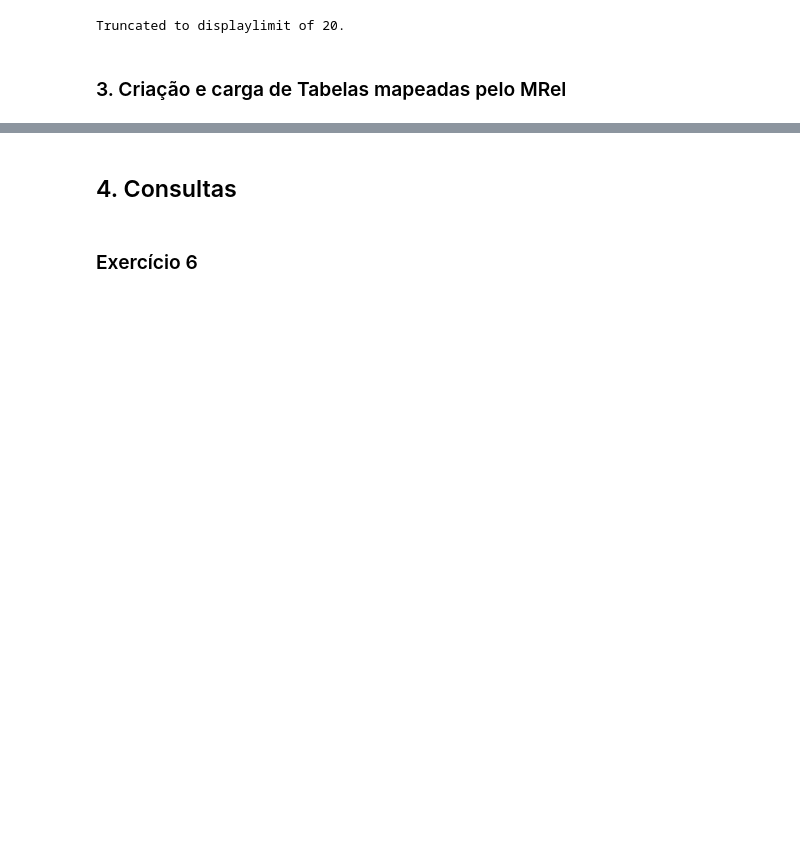
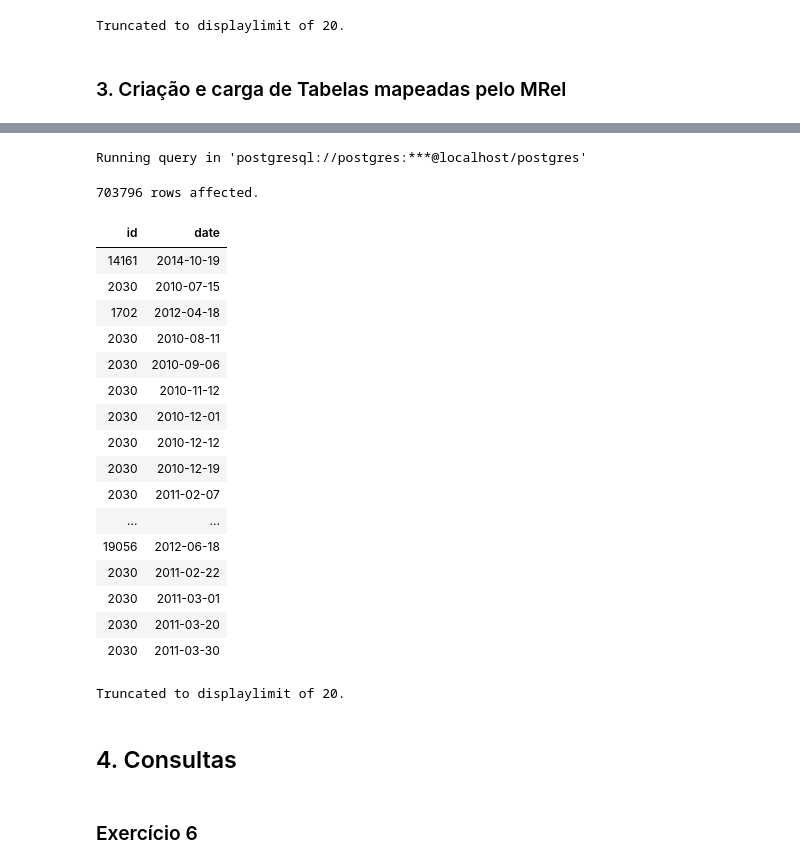
Before and after one commit to MiguelHenri/SCC0240, a Jupyter notebook: trabalho2/t2.ipynb, the cells around one changed output, grey strips where cells are left out. Saved outputs shown, nothing was run; the diff lists cells and outputs as text; code cells hidden in the pictures; blank space fills up the shorter version.

```diff
--- a/trabalho2/t2.ipynb
+++ b/trabalho2/t2.ipynb
@@ -144,3 +209,30 @@ Done.
+# %%
+%%sql
+SELECT P.ID, R.date
+FROM Reviews R
+JOIN Listings L ON L.ID = R.listing_id
+JOIN Propriedades P ON (P.Nome, P.IDAnfitriao) = (L.name_, L.host_id);
+# %% [output]
+Running query in 'postgresql://postgres:***@localhost/postgres'
+703796 rows affected.
+| id | date |
+| 14161 | 2014-10-19 |
+| 2030 | 2010-07-15 |
+| 1702 | 2012-04-18 |
+| 2030 | 2010-08-11 |
+| 2030 | 2010-09-06 |
+| 2030 | 2010-11-12 |
+| 2030 | 2010-12-01 |
+| 2030 | 2010-12-12 |
+| 2030 | 2010-12-19 |
+| 2030 | 2011-02-07 |
+| ... | ... |
+| 19056 | 2012-06-18 |
+| 2030 | 2011-02-22 |
+| 2030 | 2011-03-01 |
+| 2030 | 2011-03-20 |
+| 2030 | 2011-03-30 |
+Truncated to displaylimit of 20.
 # %% [markdown]
 ## 4. Consultas
 # %% [markdown]
```
Also changed, not shown: parts of 10 cells of this notebook, 1 other file.
